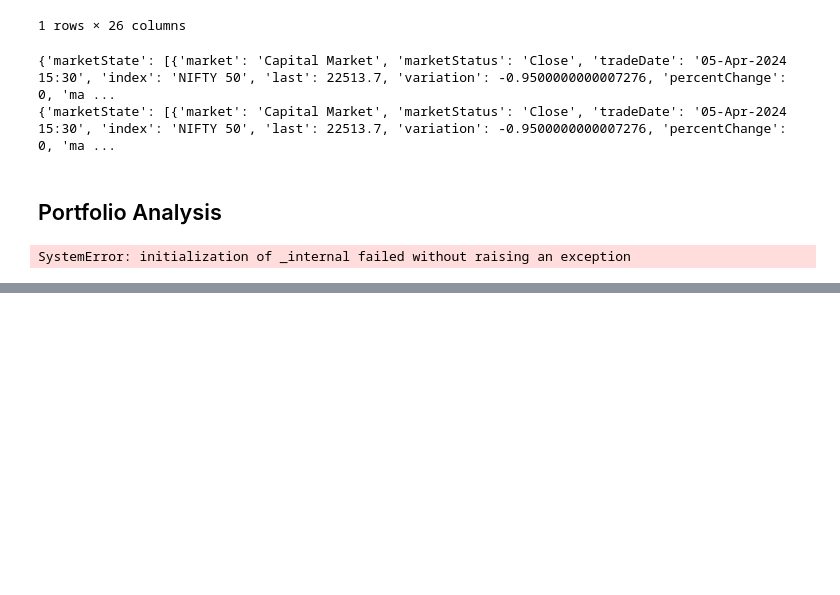
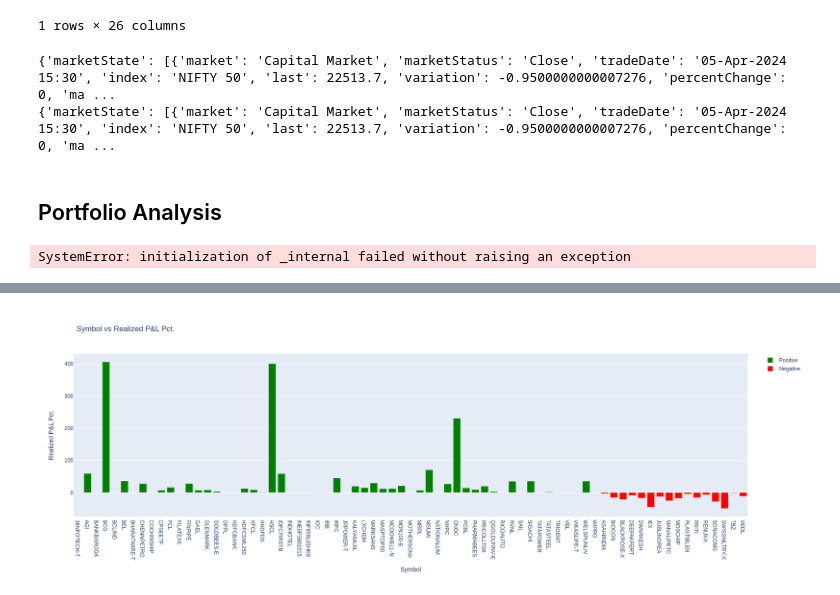
Before and after one commit to Tikam02/TechnicalAnalysis, a Jupyter notebook: Price_Action/bison/pages/Experiments.ipynb, the cells around one changed output, grey strips where cells are left out. Saved outputs shown, nothing was run; the diff lists cells and outputs as text; code cells hidden in the pictures; blank space fills up the shorter version.

Commit message:
Risk vs return analysis

```diff
--- a/Price_Action/bison/pages/Experiments.ipynb
+++ b/Price_Action/bison/pages/Experiments.ipynb
@@ -229,0 +312,90 @@ import numpy as np
+# %%
+import pandas as pd
+import plotly.graph_objects as go
+import matplotlib.pyplot as plt
+
+
+
+# Read the CSV file and extract the desired column
+df = pd.read_csv("../Data/pnl-march-1-23-to-march-28-24.csv")
+realized_pl_data = df["Realized P&L"].tolist()
+realized_pl_pct_data = df["Realized P&L Pct."].tolist()
+unrealized_pl_data = df["Unrealized P&L"].tolist()
+unrealized_pl_data_pct = df["Unrealized P&L Pct."].tolist()
+
+#print(realized_pl_pct_data)
+print("Financial Year 23-24")
+
+# Calculate the CAGR
+num_data_points = len(realized_pl_pct_data)
+total_pct_change = sum(realized_pl_pct_data)
+cagr = total_pct_change / num_data_points
+print("CAGR:", '{:.2%}'.format(cagr / 100))
+
+# Calculate the sum of Realized P&L
+total_realized_pl = sum(realized_pl_data)
+print("Total Realized P&L:", total_realized_pl)
+
+# # Calculate unrealized PnL
+# total_unrealized_pl = sum(unrealized_pl_data)
+# print("Total Unrealized P&L:", total_unrealized_pl)
+
+# Calculate Unrealzied PnL Pct.
+# Calculate the total percentage from the "Realized P&L Pct." column
+total_pct = df["Realized P&L Pct."].sum()
+
+
+# Separate profits (positive values) and losses (negative values)
+profits = df[df["Realized P&L"] > 0]["Realized P&L"].sum()
+losses = df[df["Realized P&L"] < 0]["Realized P&L"].sum()
+
+print("Total Profits:", profits)
+print("Total Losses:", losses)
+print("Total Returns Percentage:", '{:.2%}'.format(total_pct/100))
+
+
+# Calculate the weighted average return
+total_invested = len(realized_pl_pct_data)  # Assuming equal investment in each stock
+one_year_return = sum(realized_pl_pct_data) / total_invested
+
+print("One-year return:", '{:.2%}'.format(one_year_return/100))
+
+##-------------------------------
+
+# Separate positive and negative values
+positive_values = df[df["Realized P&L Pct."] >= 0]
+negative_values = df[df["Realized P&L Pct."] < 0]
+
+# Create trace for positive values
+trace_positive = go.Bar(
+    x=positive_values["Symbol"],
+    y=positive_values["Realized P&L Pct."],
+    marker=dict(color='green'),
+    name='Positive'
+)
+
+# Create trace for negative values
+trace_negative = go.Bar(
+    x=negative_values["Symbol"],
+    y=negative_values["Realized P&L Pct."],
+    marker=dict(color='red'),
+    name='Negative'
+)
+
+# Combine traces
+data = [trace_positive, trace_negative]
+
+# Create layout
+layout = go.Layout(
+    title="Symbol vs Realized P&L Pct.",
+    xaxis=dict(title="Symbol"),
+    yaxis=dict(title="Realized P&L Pct."),
+    height=600
+)
+
+# Create figure
+fig = go.Figure(data=data, layout=layout)
+
+# Show plot
+fig.show()
+# %% [output]
@@ -229,0 +409 @@ import numpy as np
+[figure, added]
```
Also changed, not shown: parts of 8 cells of this notebook, 29 other files.
